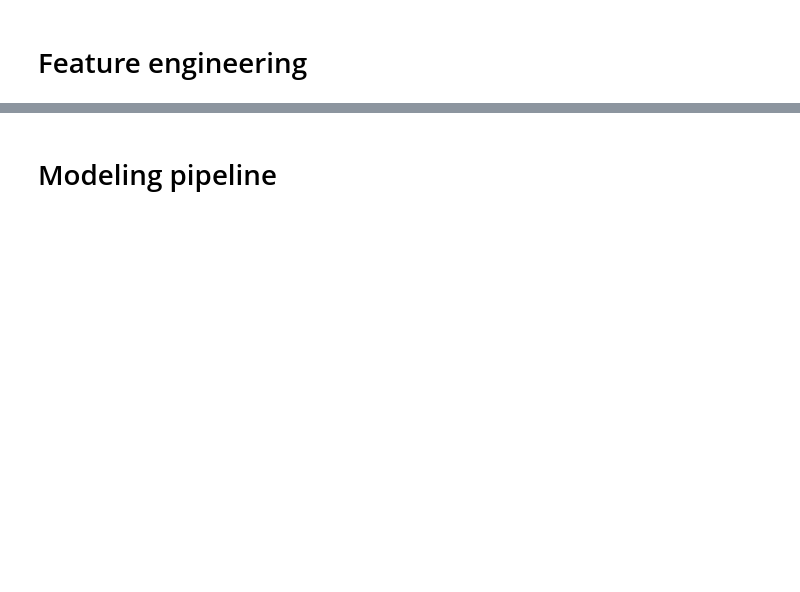
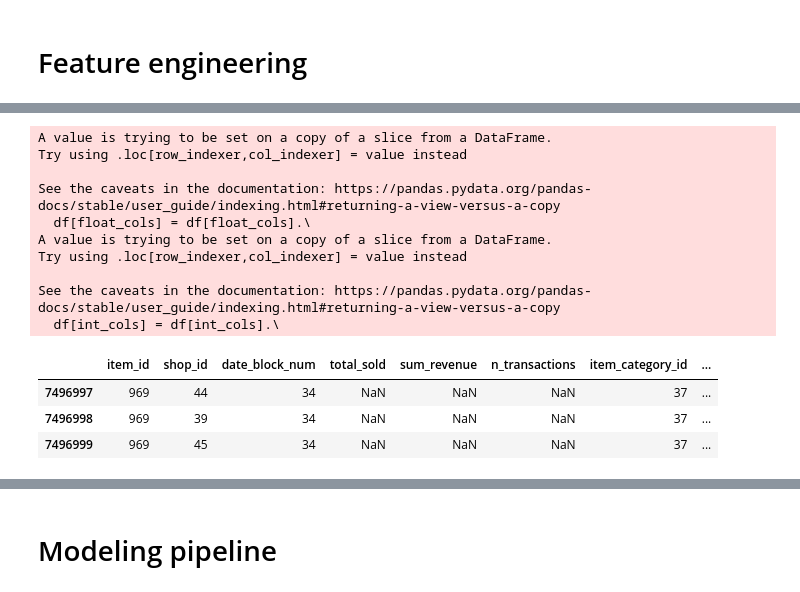
Before and after one commit to fridrichmrtn/hse-advanced-machine-learning, a Jupyter notebook: 02_competitive_data_science/wk06/final_project.ipynb, the cells around one changed output, grey strips where cells are left out. Cells and saved outputs as stored; diff of their text form; code cells hidden in the pictures; blank space fills up the shorter version.

```diff
--- a/02_competitive_data_science/wk06/final_project.ipynb
+++ b/02_competitive_data_science/wk06/final_project.ipynb
@@ -143,22 +162,38 @@ sales.head(3)
 # %%
 # pricing overall and inside cat
 item_pricing = sales.groupby(["date_block_num","item_id","item_category_id"], as_index=False).\
     agg(total_sold=("total_sold", sum),  sum_revenue=("sum_revenue",sum))
-item_pricing.loc[:,"average_price"] = item_pricing["sum_revenue"]/item_pricing["total_sold"]
-item_pricing.loc[:,"average_price"]  = item_pricing.groupby(["item_id"])["average_price"].\
+train_ind = item_pricing.date_block_num<34
+item_pricing.loc[train_ind,"average_price"] = item_pricing["sum_revenue"]/item_pricing["total_sold"]
+item_pricing.loc[train_ind,"average_price"]  = item_pricing.groupby(["item_id"])["average_price"].\
     apply(lambda x: x.fillna(method="ffill").fillna(method="bfill"))
 # add price changes
-item_pricing.loc[:,"price_change"] = item_pricing.groupby(["item_id"])["average_price"].\
-    apply(lambda x: x/x.shift()).fillna(1)
+item_pricing.loc[train_ind,"price_change"] = item_pricing.groupby(["item_id"])["average_price"].\
+    apply(lambda x: x/x.shift()).fillna(-1)
 # add position within the category
-item_pricing.loc[:,"price_perc"] = item_pricing.groupby(["item_category_id", "date_block_num"])\
-    ["average_price"].apply(lambda x: x.rank(pct=True))
+item_pricing.loc[train_ind,"price_perc"] = item_pricing.groupby(["item_category_id", "date_block_num"])\
+    ["average_price"].apply(lambda x: x.rank(pct=True)).fillna(-1)
 item_pricing = optimize_numeric_dtypes(item_pricing[["date_block_num", "item_id", "price_change",
     "price_perc"]])
 sales = sales.merge(item_pricing, how="left",
     on=["date_block_num", "item_id"])
 del item_pricing; gc.collect()
-sales.head(3)
+sales.tail(3)
+# %% [output]
+A value is trying to be set on a copy of a slice from a DataFrame.
+Try using .loc[row_indexer,col_indexer] = value instead
+
+See the caveats in the documentation: https://pandas.pydata.org/pandas-docs/stable/user_guide/indexing.html#returning-a-view-versus-a-copy
+  df[float_cols] = df[float_cols].\
+A value is trying to be set on a copy of a slice from a DataFrame.
+Try using .loc[row_indexer,col_indexer] = value instead
+
+See the caveats in the documentation: https://pandas.pydata.org/pandas-docs/stable/user_guide/indexing.html#returning-a-view-versus-a-copy
+  df[int_cols] = df[int_cols].\
+|  | item_id | shop_id | date_block_num | total_sold | sum_revenue | n_transactions | item_category_id | ... |
+| 7496997 | 969 | 44 | 34 | NaN | NaN | NaN | 37 | ... |
+| 7496998 | 969 | 39 | 34 | NaN | NaN | NaN | 37 | ... |
+| 7496999 | 969 | 45 | 34 | NaN | NaN | NaN | 37 | ... |
 # %%
 # shop location
 shops["city_id"] = shops.shop_name.apply(lambda x:\
```
Also changed, not shown: parts of 24 cells of this notebook, 1 other file.
